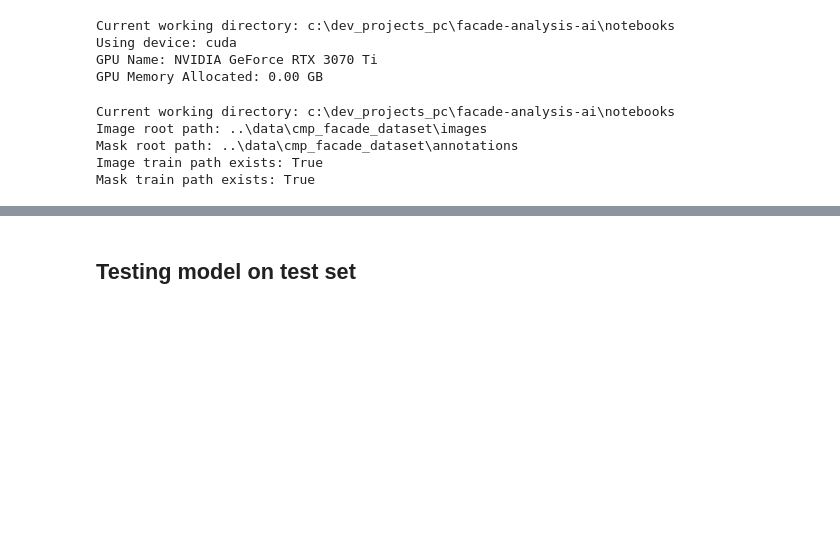
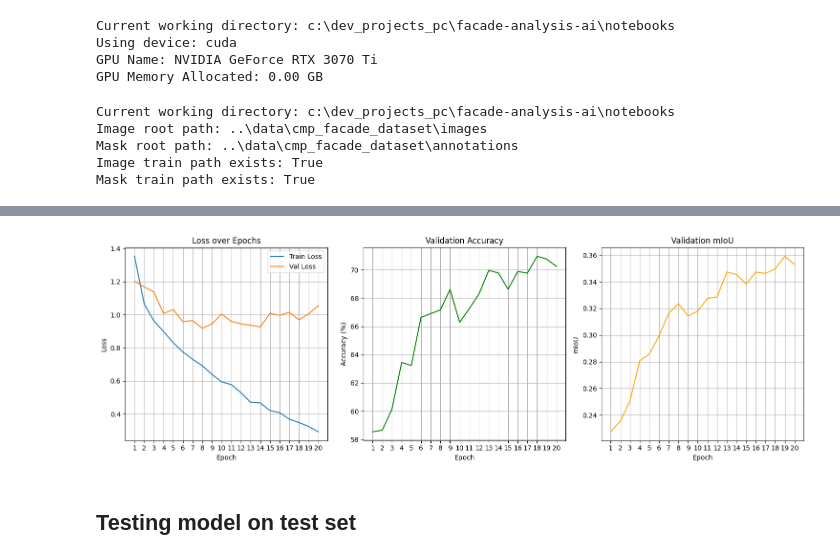
Before and after one commit to Appohh/facade-analysis-ai, a Jupyter notebook: notebooks/DeepLabv3.ipynb, the cells around one changed output, grey strips where cells are left out. Drawn from its saved outputs; the diff is of its cells as text; code cells hidden in the pictures; blank space fills up the shorter version.

```diff
--- a/notebooks/DeepLabv3.ipynb
+++ b/notebooks/DeepLabv3.ipynb
@@ -218,3 +207,38 @@ Validation Loss: 1.0102
+# %%
+# --- Plot Training Metrics ---
+epochs = range(1, num_epochs + 1)
+plt.figure(figsize=(15, 5))
+
+plt.subplot(1, 3, 1)
+plt.plot(epochs, train_losses, label="Train Loss")
+plt.plot(epochs, val_losses, label="Val Loss")
+plt.xlabel("Epoch")
+plt.ylabel("Loss")
+plt.title("Loss over Epochs")
+plt.legend()
+plt.grid(True)
+plt.xticks(epochs)  # Set integer epoch ticks
+
+plt.subplot(1, 3, 2)
+plt.plot(epochs, val_accuracies, label="Val Accuracy", color="green")
+plt.xlabel("Epoch")
+plt.ylabel("Accuracy (%)")
+plt.title("Validation Accuracy")
+plt.grid(True)
+plt.xticks(epochs)  # Set integer epoch ticks
+
+plt.subplot(1, 3, 3)
+plt.plot(epochs, val_ious, label="Val Mean IoU", color="orange")
+plt.xlabel("Epoch")
+plt.ylabel("mIoU")
+plt.title("Validation mIoU")
+plt.grid(True)
+plt.xticks(epochs)  # Set integer epoch ticks
+
+plt.tight_layout()
+plt.show()
+# %% [output]
+[figure, added]
 # %% [markdown]
 ## Testing model on test set
 # %%
```
Also changed, not shown: parts of 5 cells of this notebook, 2 other files.
